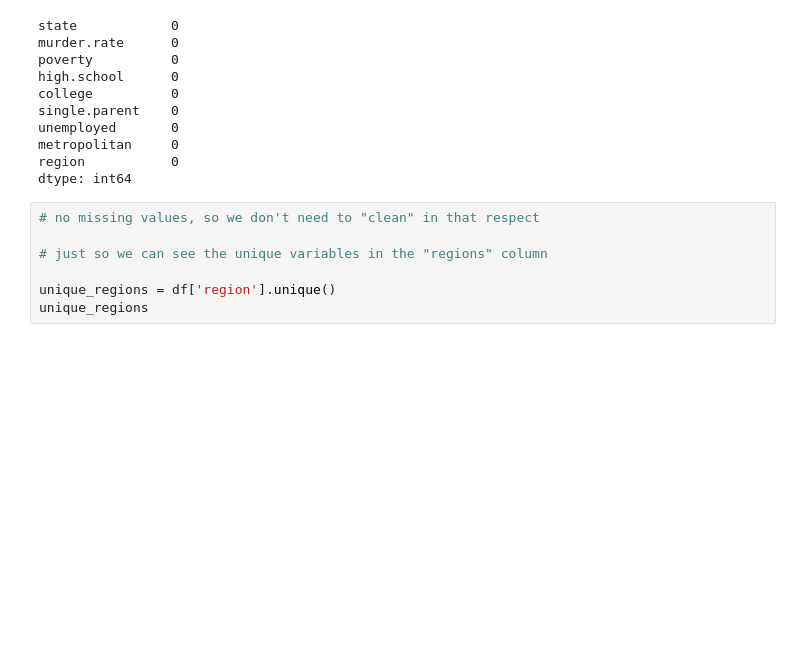
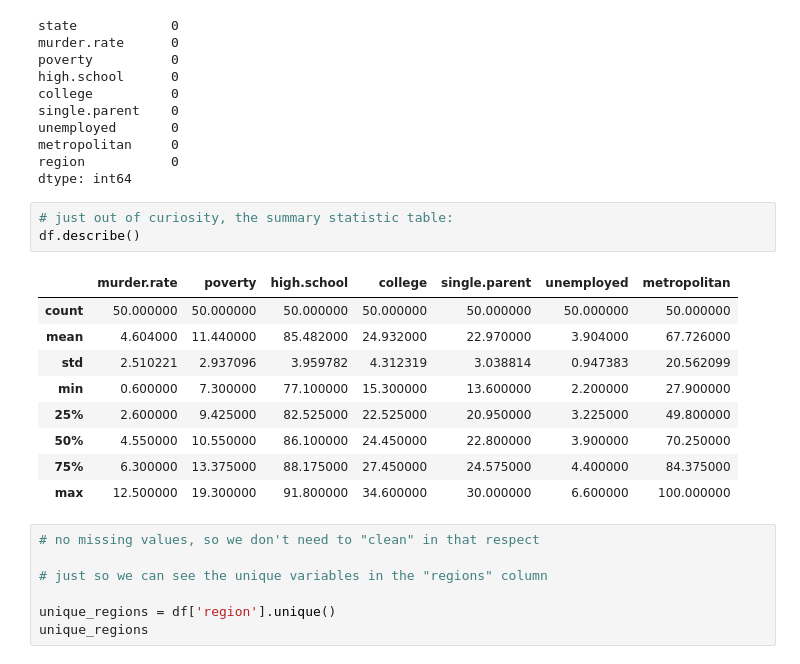
Before and after one commit to bpickett14/MATH3310_FA_2025_P01_G01_PICKETT, a Jupyter notebook: notebooks/first_project.ipynb, the cells around one changed output. Cells and saved outputs as stored; diff of their text form; blank space fills up the shorter version.

```diff
--- a/notebooks/first_project.ipynb
+++ b/notebooks/first_project.ipynb
@@ -43,6 +43,19 @@ unemployed       0
 metropolitan     0
 region           0
 dtype: int64
+# %%
+# just out of curiosity, the summary statistic table:
+df.describe()
+# %% [output]
+|  | murder.rate | poverty | high.school | college | single.parent | unemployed | metropolitan |
+| count | 50.000000 | 50.000000 | 50.000000 | 50.000000 | 50.000000 | 50.000000 | 50.000000 |
+| mean | 4.604000 | 11.440000 | 85.482000 | 24.932000 | 22.970000 | 3.904000 | 67.726000 |
+| std | 2.510221 | 2.937096 | 3.959782 | 4.312319 | 3.038814 | 0.947383 | 20.562099 |
+| min | 0.600000 | 7.300000 | 77.100000 | 15.300000 | 13.600000 | 2.200000 | 27.900000 |
+| 25% | 2.600000 | 9.425000 | 82.525000 | 22.525000 | 20.950000 | 3.225000 | 49.800000 |
+| 50% | 4.550000 | 10.550000 | 86.100000 | 24.450000 | 22.800000 | 3.900000 | 70.250000 |
+| 75% | 6.300000 | 13.375000 | 88.175000 | 27.450000 | 24.575000 | 4.400000 | 84.375000 |
+| max | 12.500000 | 19.300000 | 91.800000 | 34.600000 | 30.000000 | 6.600000 | 100.000000 |
 # %%
 # no missing values, so we don't need to "clean" in that respect
 
```
Also changed, not shown: parts of 9 cells of this notebook.
